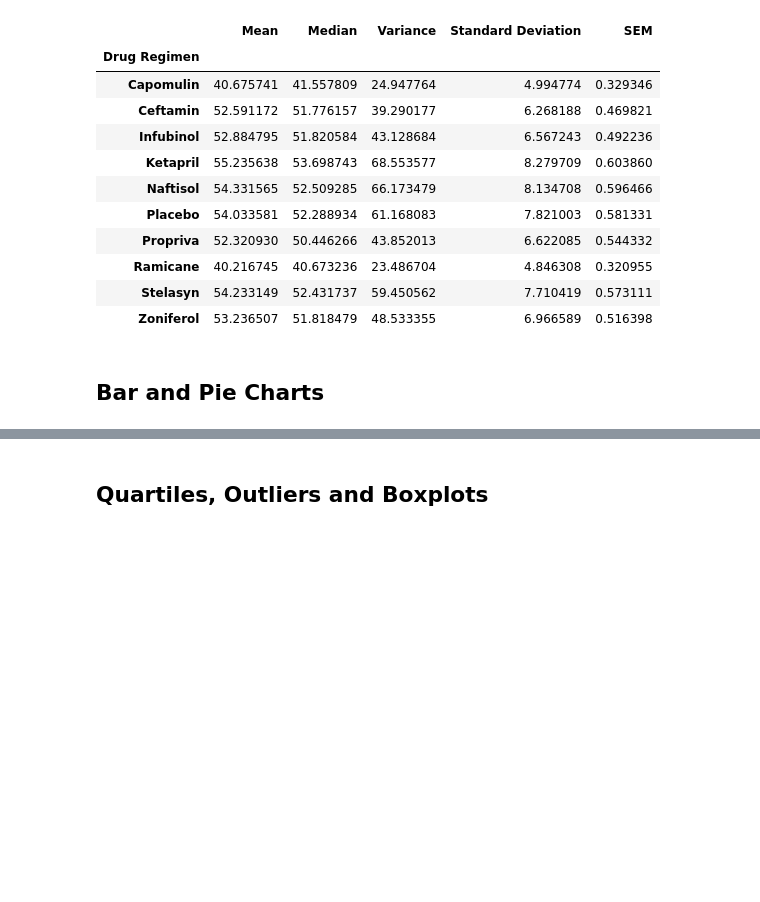
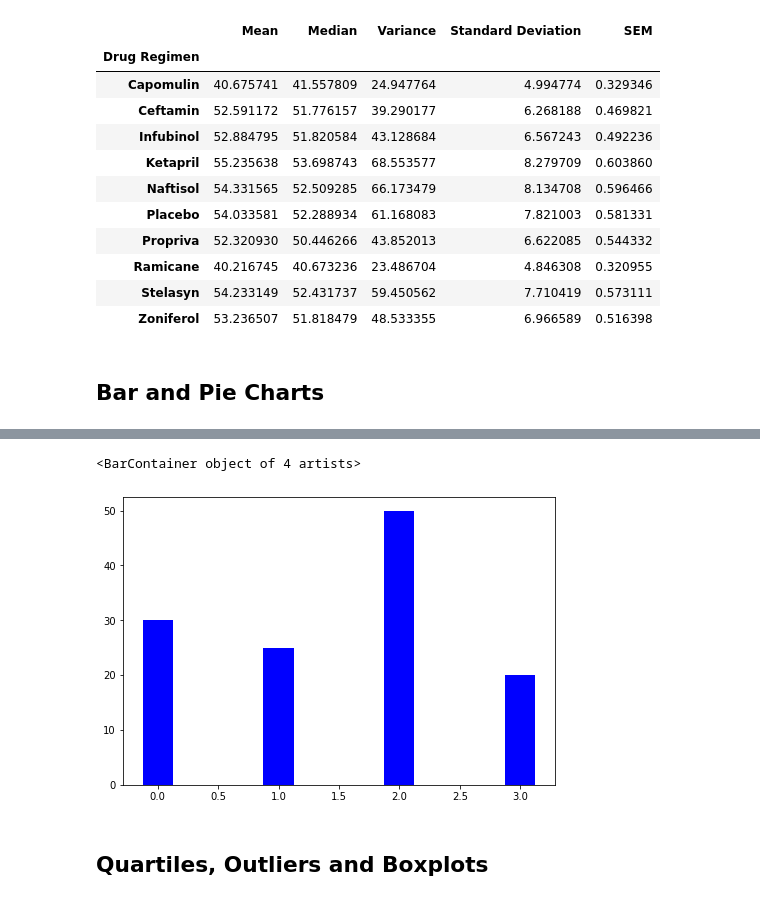
Before and after one commit to uno-sebastian/The-Power-of-Plots, a Jupyter notebook: pymaceuticals_starter.ipynb, the cells around one changed output, grey strips where cells are left out. Saved outputs shown, nothing was run; the diff lists cells and outputs as text; code cells hidden in the pictures; blank space fills up the shorter version.

```diff
--- a/pymaceuticals_starter.ipynb
+++ b/pymaceuticals_starter.ipynb
@@ -150,3 +189,16 @@ drug_regimen_data
+# %%
+# Generate a bar plot using Matplotlib's `pyplot`
+# https://www.tutorialspoint.com/matplotlib/matplotlib_bar_plot.htm
+data = [[30, 25, 50, 20],
+[40, 23, 51, 17],
+[35, 22, 45, 19]]
+X = np.arange(4)
+fig = plt.figure()
+ax = fig.add_axes([0,0,1,1])
+ax.bar(X + 0.00, data[0], color = 'b', width = 0.25)
+# %% [output]
+<BarContainer object of 4 artists>
+[figure, added]
 # %%
 # Generate a bar plot showing the total number of measurements
 # taken on each drug regimen using pyplot.
```
Also changed, not shown: parts of 7 cells of this notebook.
